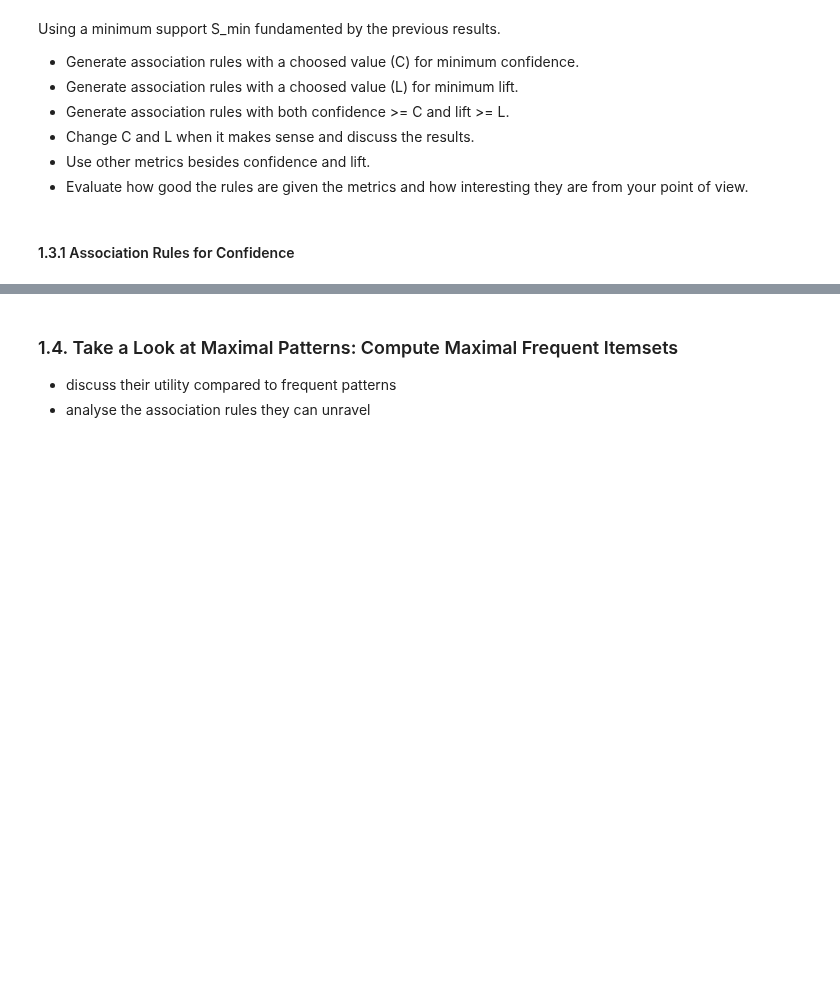
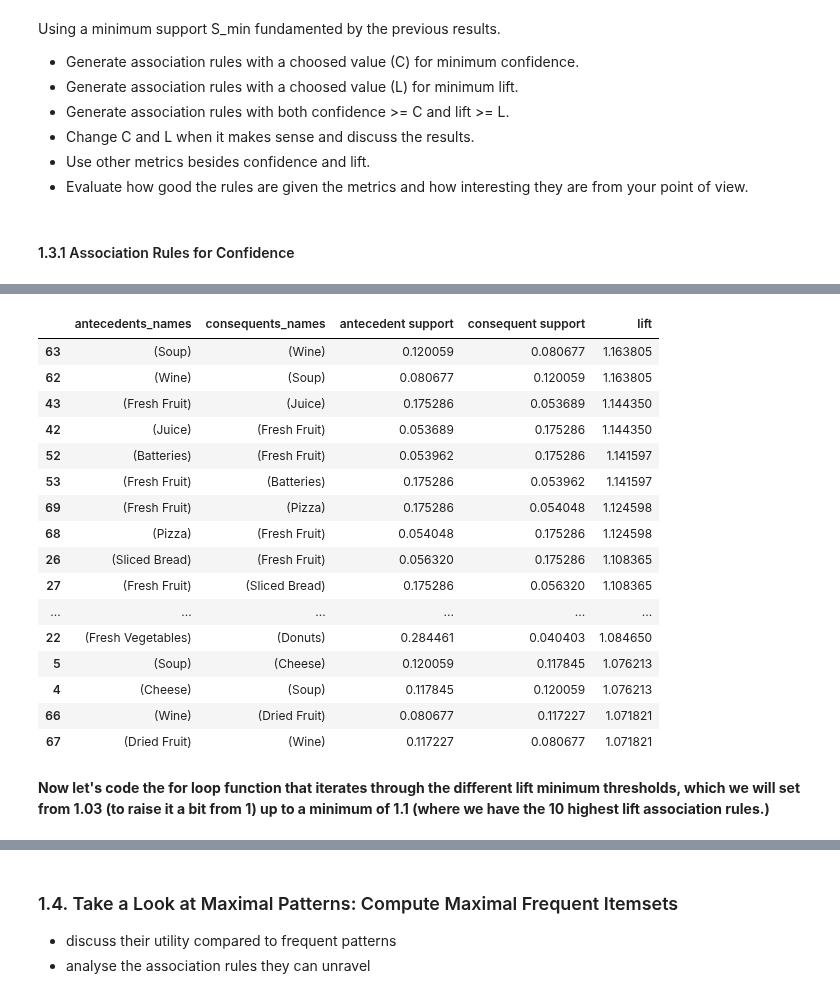
Before and after one commit to ijustsnapped/DataMine_PI, a Jupyter notebook: PD_202425_Project1/PD_202425_Project.ipynb, the cells around one changed output, grey strips where cells are left out. Cells and saved outputs as stored; diff of their text form; code cells hidden in the pictures; blank space fills up the shorter version.

```diff
--- a/PD_202425_Project1/PD_202425_Project.ipynb
+++ b/PD_202425_Project1/PD_202425_Project.ipynb
@@ -713,0 +695,34 @@ Write text in cells like this ...
+# %%
+# Function to get item names from indices
+
+def get_formatted_rules(rules_df, binary_data):
+    """
+    Formats an existing DataFrame of association rules with item names
+    and selects specific columns.
+
+    Args:
+        rules_df (pd.DataFrame): DataFrame of association rules
+                                   generated by association_rules.
+        binary_data (pd.DataFrame): Original binary encoded DataFrame
+                                     where columns are item names.
+
+    Returns:
+        pd.DataFrame: Formatted DataFrame of association rules with item names,
+                      antecedent support, consequent support, and confidence.
+    """
+    item_names = binary_data.columns
+
+    def get_item_names(item_indices, data_columns):
+        items = [data_columns[i] for i in item_indices]
+        return frozenset(items)
+
+    rules_df['antecedents_names'] = rules_df['antecedents'].apply(lambda x: get_item_names(x, item_names))
+    rules_df['consequents_names'] = rules_df['consequents'].apply(lambda x: get_item_names(x, item_names))
+
+    formatted_rules = rules_df[['antecedents_names', 'consequents_names', 'antecedent support', 'consequent support', 'lift']]
+
+    return formatted_rules
+# %%
+#Let's get our see the items for our first lift associatin rules
+format_rules = get_formatted_rules(rules_1, binary_foodmart)
+format_rules
@@ -713,0 +743,24 @@ Write text in cells like this ...
+# %%
+#Let's see the first 20 highest lift values and adjust our settings accordingly
+ascend = format_rules.sort_values(by='lift', ascending=False)
+ascend.head(20)
+# %% [output]
+|  | antecedents_names | consequents_names | antecedent support | consequent support | lift |
+| 63 | (Soup) | (Wine) | 0.120059 | 0.080677 | 1.163805 |
+| 62 | (Wine) | (Soup) | 0.080677 | 0.120059 | 1.163805 |
+| 43 | (Fresh Fruit) | (Juice) | 0.175286 | 0.053689 | 1.144350 |
+| 42 | (Juice) | (Fresh Fruit) | 0.053689 | 0.175286 | 1.144350 |
+| 52 | (Batteries) | (Fresh Fruit) | 0.053962 | 0.175286 | 1.141597 |
+| 53 | (Fresh Fruit) | (Batteries) | 0.175286 | 0.053962 | 1.141597 |
+| 69 | (Fresh Fruit) | (Pizza) | 0.175286 | 0.054048 | 1.124598 |
+| 68 | (Pizza) | (Fresh Fruit) | 0.054048 | 0.175286 | 1.124598 |
+| 26 | (Sliced Bread) | (Fresh Fruit) | 0.056320 | 0.175286 | 1.108365 |
+| 27 | (Fresh Fruit) | (Sliced Bread) | 0.175286 | 0.056320 | 1.108365 |
+| ... | ... | ... | ... | ... | ... |
+| 22 | (Fresh Vegetables) | (Donuts) | 0.284461 | 0.040403 | 1.084650 |
+| 5 | (Soup) | (Cheese) | 0.120059 | 0.117845 | 1.076213 |
+| 4 | (Cheese) | (Soup) | 0.117845 | 0.120059 | 1.076213 |
+| 66 | (Wine) | (Dried Fruit) | 0.080677 | 0.117227 | 1.071821 |
+| 67 | (Dried Fruit) | (Wine) | 0.117227 | 0.080677 | 1.071821 |
+# %% [markdown]
+**Now let's code the for loop function that iterates through the different lift minimum thresholds, which we will set from 1.03 (to raise it a bit from 1) up to a minimum of 1.1 (where we have the 10 highest lift association rules.)**
```
Also changed, not shown: parts of 28 cells of this notebook.
